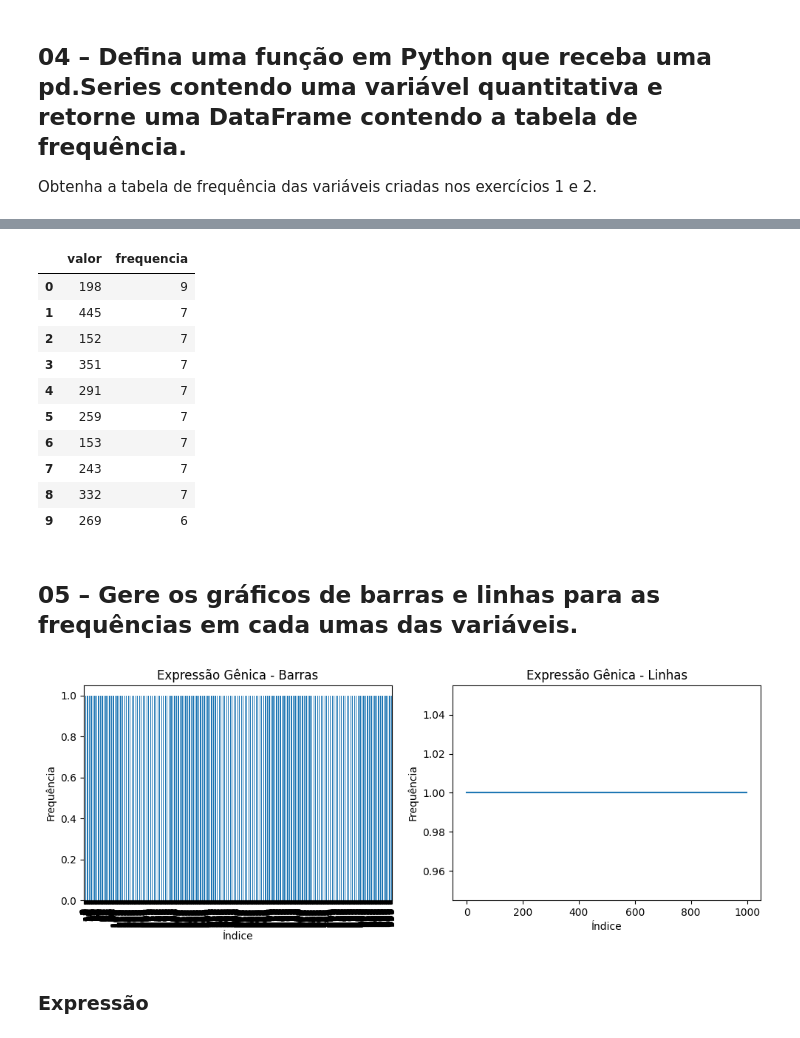
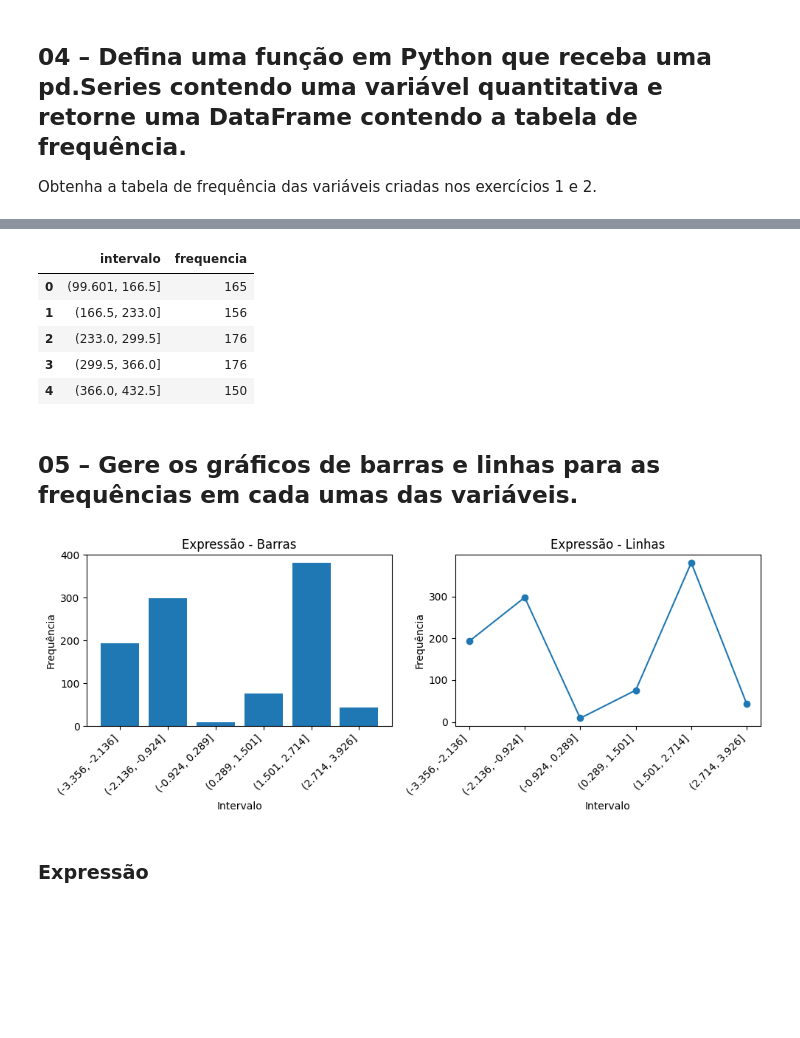
Before and after one commit to tveigaferreira-hue/python-disciplina, a Jupyter notebook: Exercícios/14-Variáveis_Quantitativas_2026-03-31.ipynb, the cells around one changed output, grey strips where cells are left out. Saved outputs shown, nothing was run; the diff lists cells and outputs as text; code cells hidden in the pictures; blank space fills up the shorter version.

```diff
--- a/Exercícios/14-Variáveis_Quantitativas_2026-03-31.ipynb
+++ b/Exercícios/14-Variáveis_Quantitativas_2026-03-31.ipynb
@@ -38,20 +33,11 @@ array([ 2.24835708,  1.93086785,  2.32384427,  2.76151493,  1.88292331,
 Instancie um objeto da classe DataFrame, com os dados gerados nos dois exercícios.
 # %%
 import pandas as pd
-
 np.random.seed(42)
-
 num_genes_up = np.random.randint(100, 500, size=500)
-
 num_genes_down = np.random.randint(100, 500, size=500)
-
 num_genes = np.concatenate([num_genes_up, num_genes_down])
-
-df = pd.DataFrame({
-    "expressao": expressao,
-    "num_genes": num_genes
-})
-
+df = pd.DataFrame({"expressao": expressao, "num_genes": num_genes})
 df
 # %% [output]
 |  | expressao | num_genes |
@@ -119,0 +66,3 @@ df
+# %%
+df["grupo"] = pd.qcut(df["expressao"], q=6, labels=["1", "2", "3", "4", "5", "6"])
+df
@@ -122,14 +85,11 @@ df
 
 Obtenha a tabela de frequência das variáveis criadas nos exercícios 1 e 2.
 # %%
-def tabela_frequencia(series):
-    freq = series.value_counts()
-    resultado = pd.DataFrame({
-        "valor": freq.index,
-        "frequencia": freq.values
-    })
+def tabela_frequencia(dados, n_intervalos=6):
+    intervalos = pd.cut(dados, bins=n_intervalos)
+    freq = intervalos.value_counts().sort_index()
+    resultado = pd.DataFrame({"intervalo": freq.index, "frequencia": freq.values})
     return resultado
-
 tabela_expressao = tabela_frequencia(df["expressao"])
-tabela_expressao.head(10)
+tabela_expressao
 # %% [output]
@@ -147,40 +103,34 @@ tabela_expressao.head(10)
 # %%
 tabela_num_genes = tabela_frequencia(df["num_genes"])
-tabela_num_genes.head(10)
+tabela_num_genes.head()
 # %% [output]
-|  | valor | frequencia |
-| 0 | 198 | 9 |
-| 1 | 445 | 7 |
-| 2 | 152 | 7 |
-| 3 | 351 | 7 |
-| 4 | 291 | 7 |
-| 5 | 259 | 7 |
-| 6 | 153 | 7 |
-| 7 | 243 | 7 |
-| 8 | 332 | 7 |
-| 9 | 269 | 6 |
+|  | intervalo | frequencia |
+| 0 | (99.601, 166.5] | 165 |
+| 1 | (166.5, 233.0] | 156 |
+| 2 | (233.0, 299.5] | 176 |
+| 3 | (299.5, 366.0] | 176 |
+| 4 | (366.0, 432.5] | 150 |
 # %% [markdown]
 ## 05 – Gere os gráficos de barras e linhas para as frequências em cada umas das variáveis.
 # %%
 import matplotlib.pyplot as plt
-
 plt.figure(figsize=(10, 4))
 plt.subplot(1, 2, 1)
-tabela_expressao["frequencia"].plot(kind="bar")
-plt.title("Expressão Gênica - Barras")
-plt.xlabel("Índice")
+plt.bar(range(len(tabela_expressao)), tabela_expressao["frequencia"])
+plt.title("Expressão - Barras")
+plt.xlabel("Intervalo")
 plt.ylabel("Frequência")
-
+plt.xticks(range(len(tabela_expressao)), [str(x) for x in tabela_expressao["intervalo"]], rotation=45, ha="right")
 plt.subplot(1, 2, 2)
-tabela_expressao["frequencia"].plot(kind="line")
-plt.title("Expressão Gênica - Linhas")
-plt.xlabel("Índice")
+plt.plot(range(len(tabela_expressao)), tabela_expressao["frequencia"], marker="o")
+plt.title("Expressão - Linhas")
+plt.xlabel("Intervalo")
 plt.ylabel("Frequência")
-
+plt.xticks(range(len(tabela_expressao)), [str(x) for x in tabela_expressao["intervalo"]], rotation=45, ha="right")
 plt.tight_layout()
 plt.show()
 # %% [output]
-[figure, old version]
+[figure, new version]
 # %% [markdown]
 ### Expressão
 # %%
```
Also changed, not shown: parts of 12 cells of this notebook.
